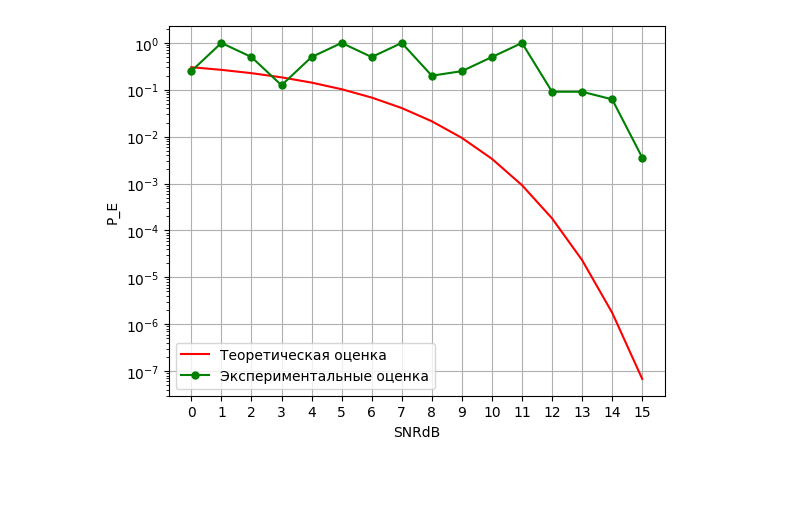
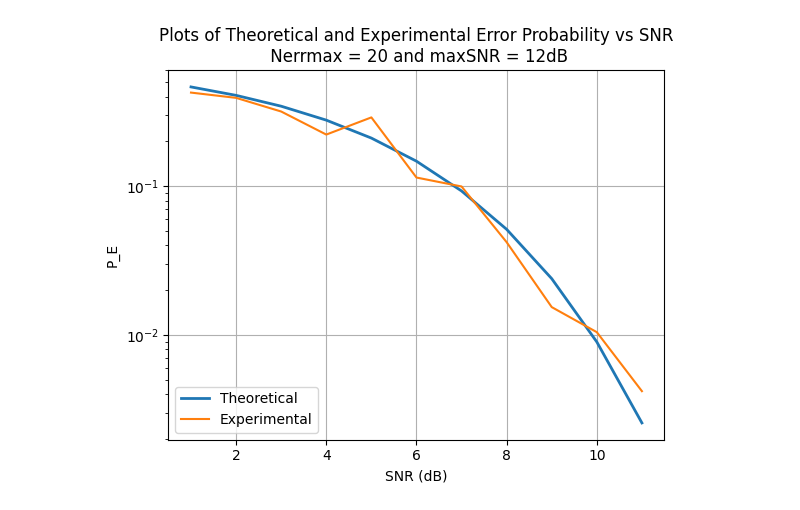
Before and after one commit to Danzo0l/py-laboratory, a Jupyter notebook: Jupyter/ots_lab5.ipynb, the cells around one changed output. Cells and saved outputs as stored; diff of their text form; code cells hidden in the pictures; blank space fills up the shorter version.

```diff
--- a/Jupyter/ots_lab5.ipynb
+++ b/Jupyter/ots_lab5.ipynb
@@ -3,85 +3,102 @@ import numpy as np
 import matplotlib.pyplot as plt
 # %%
 # 2 Variant
-f_0 = 10 * 10**6  # МГц -> Гц
-T = 5 * 10**(-6)  # мкс -> c
+f_0 = 10 * 10**6 # МГц -> Гц
+T = 5 * 10**(-6) # мкс -> c
 q = 4
 A = 1
 
-N = 200
+N = 50
+SNRdBMAX = 12
+Nerrmax = 20
 
 dt = 1 / (f_0 * N)
 t = np.arange(0, T, dt)
 # %%
+def Cnk(n, k):  # формула для С
+    if k == 0 or k == n:
+        return 1
+    else:
+        return Cnk(n - 1, k - 1) * n / k
+
+
 s = np.zeros((q, len(t)))
 phi_i_sin = np.zeros((q, len(t)))
 phi_i_cos = np.zeros((q, len(t)))
 s_i_sin = np.zeros((q, len(t)))
 s_i_cos = np.zeros((q, len(t)))
 
-# Расчет сигналов ЧМ
 f_i = f_0
 
 for i in range(q):
     f_i = f_0 + (i - 1) / T
     arg = 2 * np.pi * f_i * t
     s[i, :] = A * np.cos(arg)
-    phi_i_sin[i, :] = np.sqrt(2 / T) * np.sin(arg)
-    phi_i_cos[i, :] = np.sqrt(2 / T) * np.cos(arg)
+    phi_i_sin[i] = np.sqrt(2/T) * np.sin(arg)
+    phi_i_cos[i] = np.sqrt(2/T) * np.cos(arg)
     s_i_sin[i, :] = A * np.sin(arg)
     s_i_cos[i, :] = A * np.cos(arg)
 
-SNRdB = np.arange(1, 17)  # Отношение сигнал/шум
+
+SNRdB = np.arange(1, SNRdBMAX, 1)  # Отношение сигнал/шум
 Pe = np.zeros(len(SNRdB))  # Вероятность ошибки практическая
-Pe_t = np.zeros(len(SNRdB))  # Вероятность ошибки теоретическая
+Pe_teor = np.zeros(len(SNRdB))  # Вероятность ошибки теоретическая
 
-Nerrmax = 50  # [20...50...100] % Максимальное число ошибок
-E = np.sum(s * s)
+E = np.sum(np.square(s), axis=0) / q
+
 
 for n in range(len(SNRdB)):
-    SNR = 10**(SNRdB[n] / 10)  # отношение сигнал/шум
-    sigma = np.sqrt(np.sum(E / (2 * SNR)))  # значение дисперсии отсчёта шума
-    Nerr = 0  # счётчик числа ошибок
-    Ntest = 0  # счётчик числа испытаний
+    SNR = 10**(SNRdB[n] / 10)  # Отношение сигнал/шум
+    sigma = np.sqrt(np.sum(E / (2 * SNR)))  # Значение дисперсии отсчёта шума
+    Nerr = 0  # Счётчик числа ошибок
+    Ntest = 0  # Счётчик числа испытаний
+    Pe_t = 0
+
+    for l in range(1, q):
+        Pe_t += Cnk(q - 1, l) * (-1)**(l + 1) * 1 / (1 + l) * np.exp(-l / (l + 1) * SNR)  # вероятность ошибки по точному значению
 
     # Моделирование передатчика и канала
     while Nerr < Nerrmax:
-        i = np.random.randint(0, q)
-        theta = 2 * np.pi * np.random.random()  # Случайная фаза
-        r = np.cos(theta) * s_i_cos[i, :] + np.sin(theta) * s_i_sin[i, :] + sigma * np.random.randn(len(s[i, :]))  # сигнал на выходе канала
+        i = np.random.randint(0, q)  # Случайный выбор сигнала
+        theta = 2 * np.pi * np.random.rand()  # Случайная фаза
 
-        # Инициализация матриц r_ci и r_si
+        r = np.cos(theta) * s_i_cos[i, :] + np.sin(theta) * s_i_sin[i, :] + sigma * np.random.randn(1, s[i, :].size)  # Сигнал на выходе канала
         r_ci = np.zeros((q, Nerrmax))
         r_si = np.zeros((q, Nerrmax))
+
         # Считаем значения для каждого сигнала
         for j in range(q):
-            r_ci[j, :] = np.trapz(r * phi_i_cos[j, :], t)  # Значение r_ci
+            r_ci[j, :] = np.trapz(r * phi_i_cos[j, :], t)
             r_si[j, :] = np.trapz(r * phi_i_sin[j, :], t)  # Значение r_si
+
         # Формирование ^i по правилу
-        i_hat = np.argmax((r_ci[:, :]**2 + r_si[:, :]**2), axis=0)
+        i_hat = np.argmax((np.power(r_ci, 2) + np.power(r_si, 2)))
 
+        # print(f'i_hat = {i_hat}, i = {i}')
         # Фиксация результата
-        Nerr += np.sum(i_hat != i)  # Увеличение счётчика числа испытаний
-        Ntest += len(i_hat)  # Увеличение числа испытаний
+        if (i_hat // Nerrmax) != i:
+            Nerr += 1  # Увеличение счётчика числа ошибок
+
+        Ntest += 1  # Увеличение числа испытаний
 
     Pe[n] = Nerr / Ntest  # Экспериментальная оценка вероятности ошибки
-    SNR = 10**(n / 10)  # Вычисление следующего значения SNR
+    SNR = 10**((n+1) / 10)  # Вычисление следующего значения SNR
     N0 = E / SNR
 
-    Pe_t[n] = 1 / 2 * np.exp(-E / (2 * N0))  # Теоретическая оценка вероятности ошибки
+    Pe_teor[n] = Pe_t  # Теоретическая оценка вероятности ошибки
+    print(f'SNR = {SNR}')
+    print(f'Nerr = {Nerr}')
+    print(f'Ntest = {Ntest}')
+    print()
 
-    print('SNR =', SNR)
-    print('Nerr =', Nerr)
-    print('Ntest =', Ntest)
 
 plt.figure()
-plt.semilogy(SNRdB - 1, Pe_t, 'r-', label='Теоретическая оценка')
-plt.semilogy(SNRdB - 1, Pe, 'g.-', label='Экспериментальные оценка', markersize=10)
-plt.legend(loc='lower left')
+plt.semilogy(SNRdB, Pe_teor, linewidth=2)
+plt.semilogy(SNRdB, Pe)
+plt.legend(['Theoretical', 'Experimental'], loc='lower left')
+plt.title(f'Plots of Theoretical and Experimental Error Probability vs SNR\n Nerrmax = {Nerrmax} and maxSNR = {SNRdBMAX}dB')
+plt.xlabel('SNR (dB)')
+plt.ylabel('P_E')
 plt.grid(True)
-plt.xlabel('SNRdB')
-plt.ylabel('P_E')
-
-plt.xticks(SNRdB - 1, labels=[str(i) for i in range(len(SNRdB))])
 plt.show()
 # %% [output]
@@ -105 +122 @@ Ntest = 13950
-[figure, old version]
+[figure, new version]
```
Also changed, not shown: parts of 1 cell of this notebook, 2 other files.
